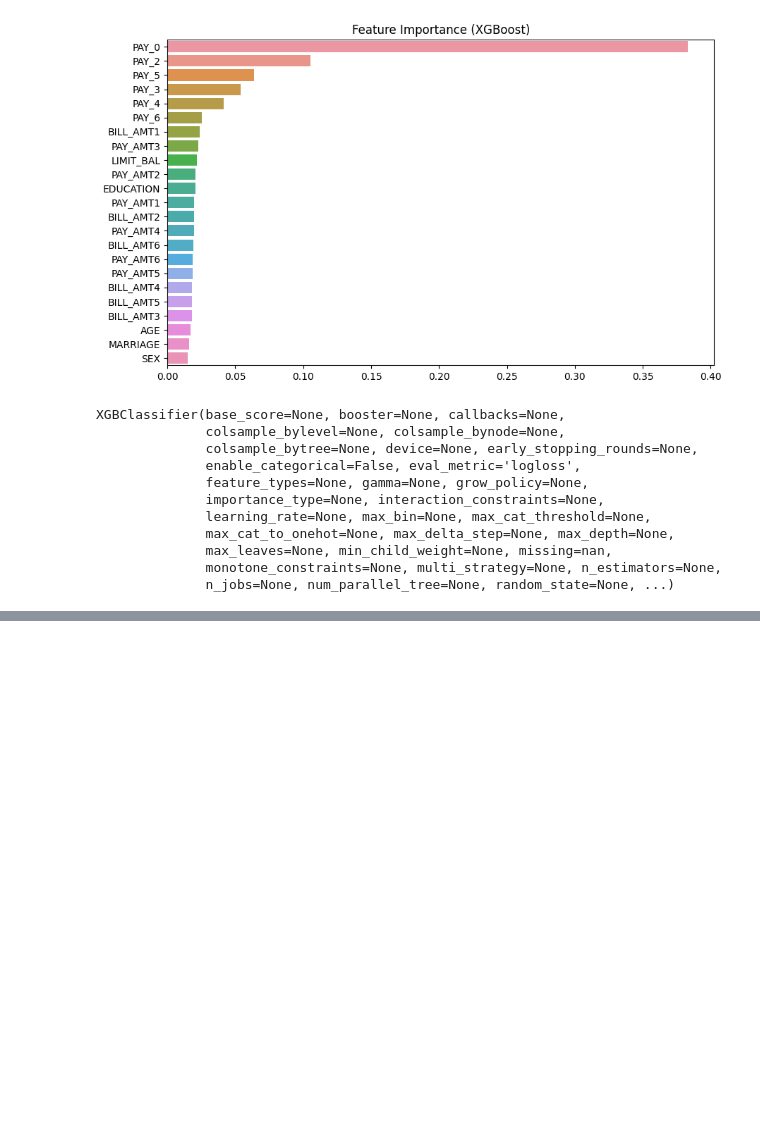
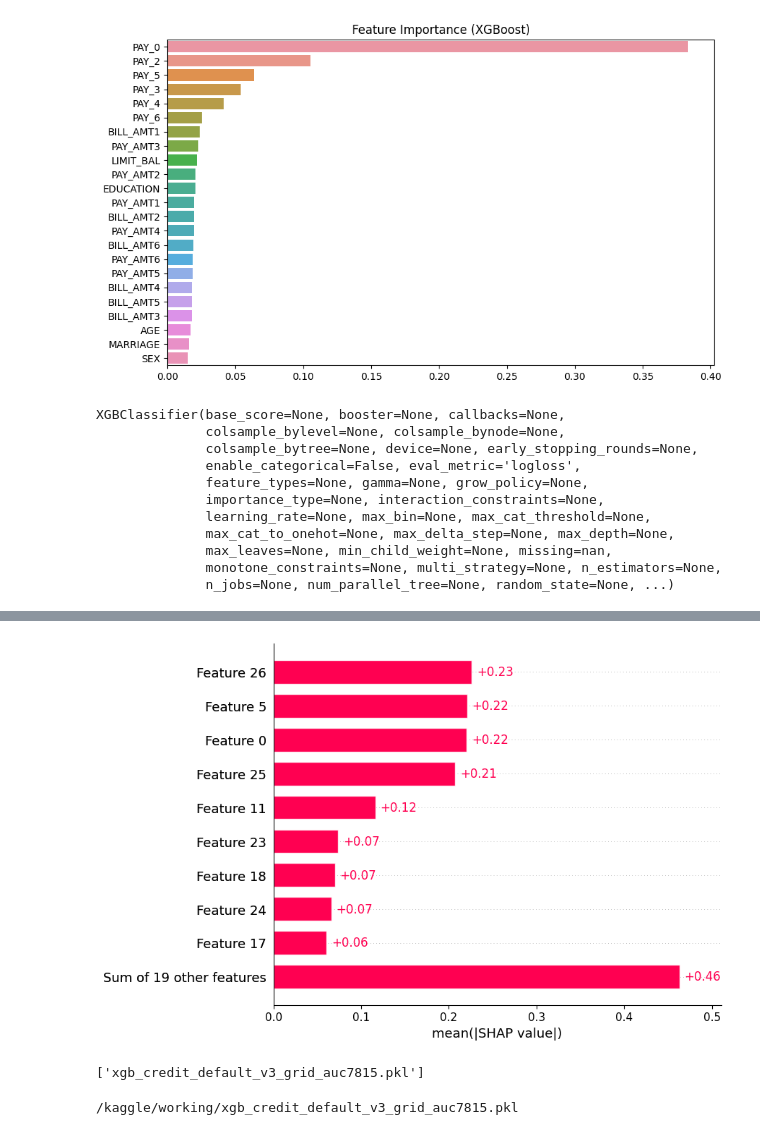
Before and after one commit to dinhdat07/credit_scoring_model, a Jupyter notebook: credit-scoring-model-xgboost.ipynb, the cells around one changed output, grey strips where cells are left out. Cells and saved outputs as stored; diff of their text form; code cells hidden in the pictures; blank space fills up the shorter version.

```diff
--- a/credit-scoring-model-xgboost.ipynb
+++ b/credit-scoring-model-xgboost.ipynb
@@ -356,0 +347,17 @@ xgboost version: 2.0.3
+# %%
+shap.plots.bar(shap_values)
+# %% [output]
+[figure, added]
+# %%
+import joblib
+
+
+joblib.dump(best_model, "xgb_credit_default_v3_grid_auc7815.pkl")
+# %% [output]
+['xgb_credit_default_v3_grid_auc7815.pkl']
+# %%
+#link download model
+from IPython.display import FileLink
+FileLink("xgb_credit_default_v3_grid_auc7815.pkl")
+# %% [output]
+/kaggle/working/xgb_credit_default_v3_grid_auc7815.pkl
```
Also changed, not shown: parts of 10 cells of this notebook.
